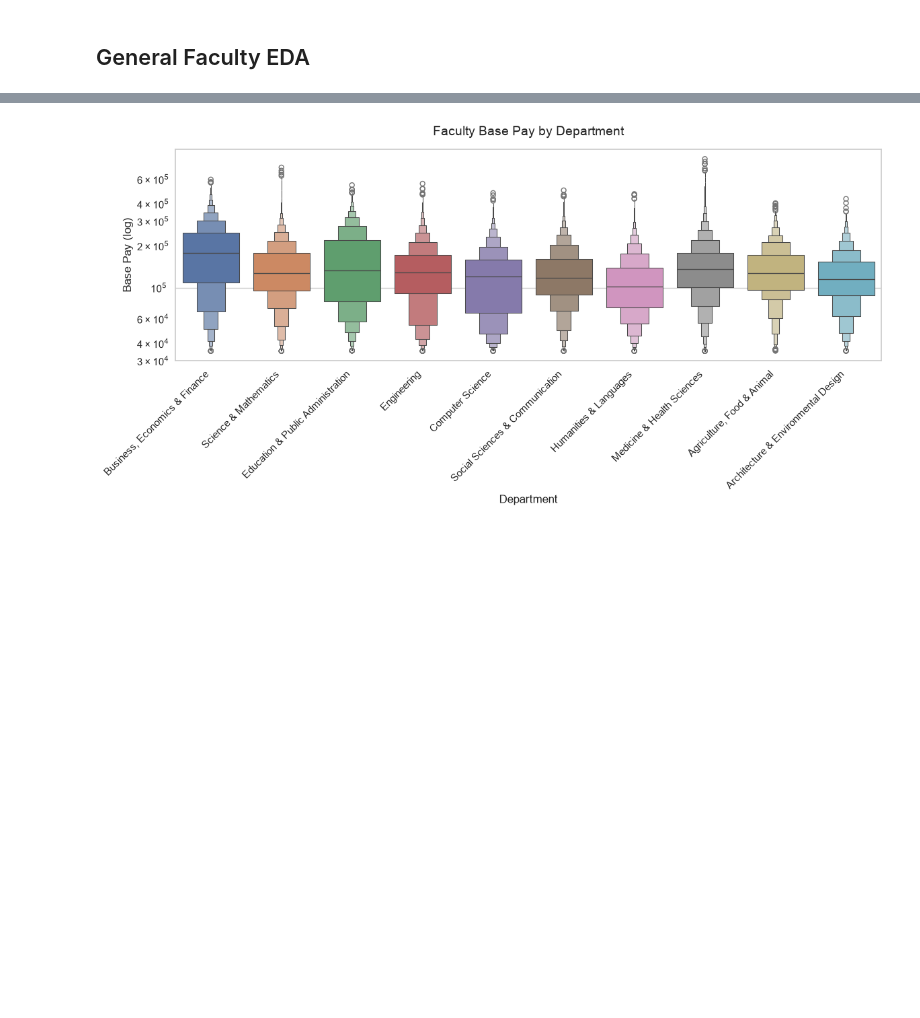
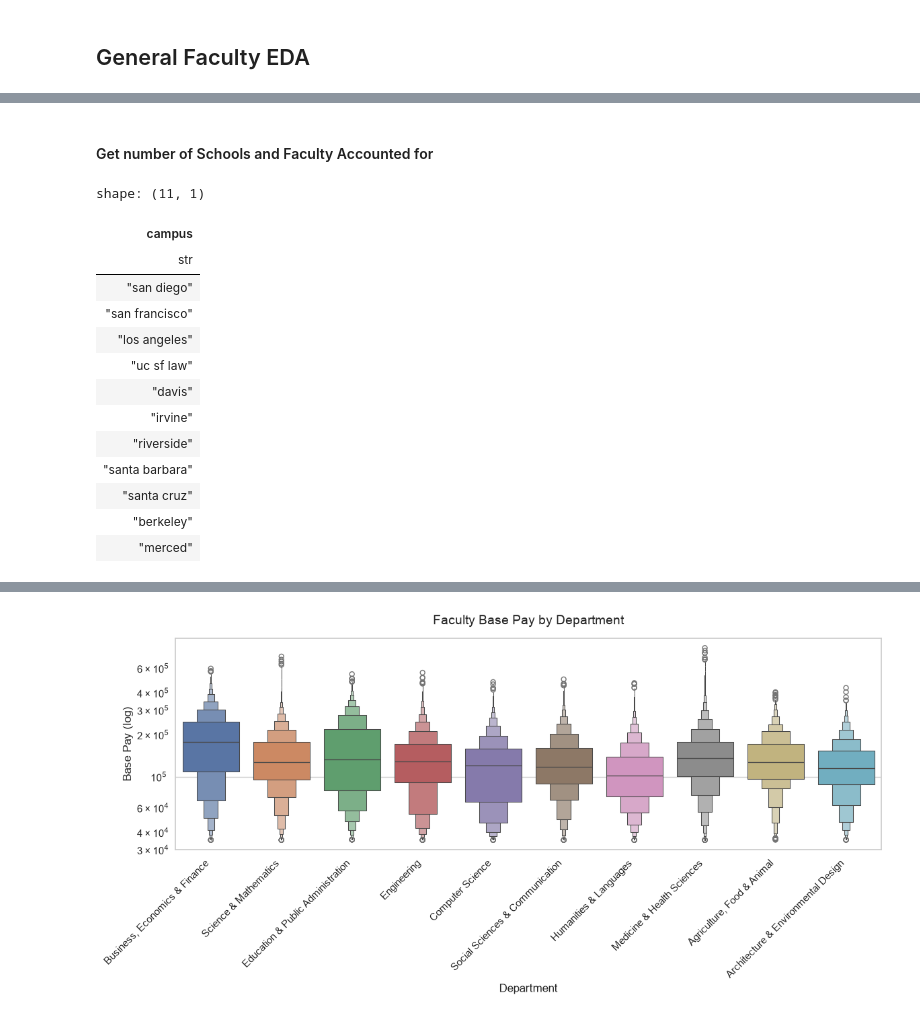
Before and after one commit to CSC4693-Fall-2026/CSC4693, a Jupyter notebook: Faculty/analyze_faculty.ipynb, the cells around one changed output, grey strips where cells are left out. Drawn from its saved outputs; the diff is of its cells as text; code cells hidden in the pictures; blank space fills up the shorter version.

Commit message:
feat: add info for accounted for schools and faculty

```diff
--- a/Faculty/analyze_faculty.ipynb
+++ b/Faculty/analyze_faculty.ipynb
@@ -36,3 +36,25 @@ shape: (9, 11)
 | "50%" | 2019.0 | null | null | null | null | null | 168392.0 | 127333.0 | 0.0 | ... |
 | "75%" | 2022.0 | null | null | null | null | null | 263283.0 | 173904.0 | 0.0 | ... |
 | "max" | 2024.0 | "uc sf law" | "zyrene" | "zyzik " | "writer sr" | "Social Sciences & Communicatio… | 3.974061e6 | 838117.0 | 94536.0 | ... |
+# %% [markdown]
+#### Get number of Schools and Faculty Accounted for
+# %%
+duckdb.sql("""
+SELECT DISTINCT campus
+FROM faculty_salaries
+""").pl()
+# %% [output]
+shape: (11, 1)
+| campus |
+| str |
+| "san diego" |
+| "san francisco" |
+| "los angeles" |
+| "uc sf law" |
+| "davis" |
+| "irvine" |
+| "riverside" |
+| "santa barbara" |
+| "santa cruz" |
+| "berkeley" |
+| "merced" |
```
Also changed, not shown: parts of 5 cells of this notebook.
